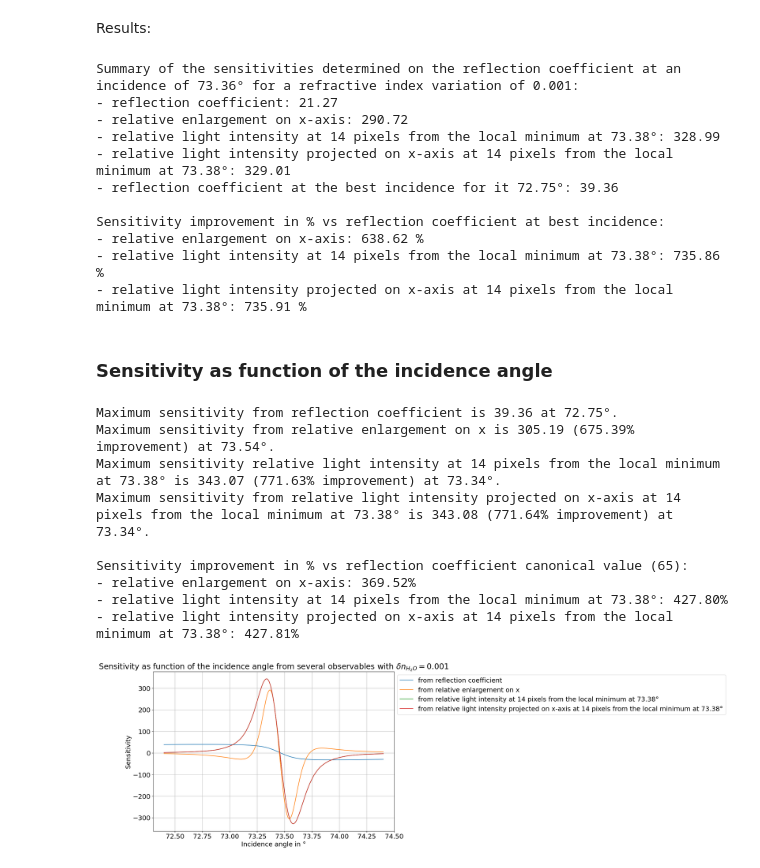
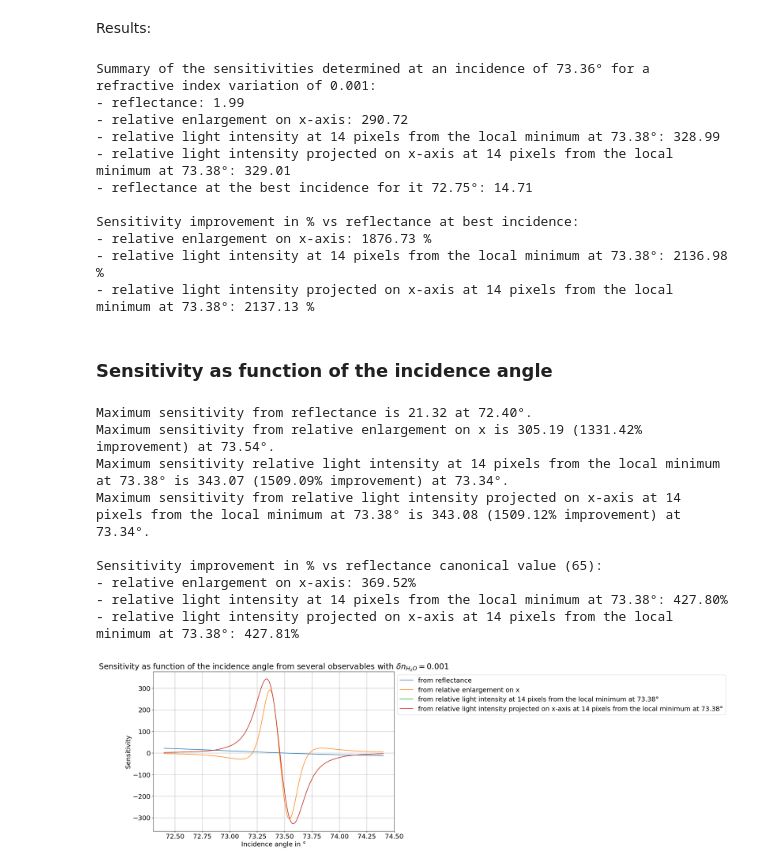
Before and after one commit to Tristan63170/Interferometric_Reflectivity_Dip, a Jupyter notebook: with_water/observable_determination_and_sensitivity_parallel.ipynb, the cells around one changed output. Cells and saved outputs as stored; diff of their text form; code cells hidden in the pictures.

```diff
--- a/with_water/observable_determination_and_sensitivity_parallel.ipynb
+++ b/with_water/observable_determination_and_sensitivity_parallel.ipynb
@@ -301,26 +301,33 @@ for i in range(len(a)):
         cr[i, j] = r
         cr2[i, j] = r2
 
-cr1D = cr[N,:]
-cr21D = cr2[N,:]
+cr1D = np.abs(cr[N,:])**2
+cr21D = np.abs(cr2[N,:])**2
 
 plt.figure(figsize=(12,8))
-plt.plot(a,np.abs(cr1D))
-plt.title(fr"Reflection coefficient module in $k_x$ plane (for a central incidence of {inc}°)")
+plt.plot(a,cr1D)
+plt.title(fr"Reflectance in $k_x$ plane (for a central incidence of {inc}°)")
 plt.xlabel(r"$\alpha$ in $\mathrm{nm}^{-1}$")
-plt.ylabel(fr"Module of the reflection coefficient")
+plt.ylabel(fr"Rflectance")
 plt.grid();
 if SAVE_MODE:
     for file_ext in save_formats:
-        plt.savefig(f"Plots/{file_ext}/observables_sensitivity/reflection_coefficient_base.{file_ext}", bbox_inches="tight")
+        plt.savefig(f"Plots/{file_ext}/observables_sensitivity/R_base.{file_ext}", bbox_inches="tight")
 
 plt.figure(figsize=(12,8))
-plt.plot(a,np.abs(cr21D))
-plt.title(fr"Reflection coefficient module in $k_x$ plane (for a central incidence of {inc}°)")
+plt.plot(a,cr21D)
+plt.title(fr"Reflectance in $k_x$ plane (for a central incidence of {inc}°)")
 plt.xlabel(r"$\alpha$ in $\mathrm{nm}^{-1}$")
-plt.ylabel(fr"Module of the reflection coefficient")
+plt.ylabel(fr"Rflectance")
 plt.grid();
 if SAVE_MODE:
     for file_ext in save_formats:
-        plt.savefig(f"Plots/{file_ext}/observables_sensitivity/reflection_coefficient_variant.{file_ext}", bbox_inches="tight")
+        plt.savefig(f"Plots/{file_ext}/observables_sensitivity/R_variant.{file_ext}", bbox_inches="tight")
+
+plt.figure(figsize=(12,8))
+plt.plot(a,(cr21D-cr1D)/n_variation)
+plt.title(fr"Sensitivity on reflectance (for a central incidence of {inc}°)")
+plt.xlabel(r"$\alpha$ in $\mathrm{nm}^{-1}$")
+plt.ylabel(fr"Sensitivity")
+plt.grid();
 # %% [output]
@@ -426,29 +434,29 @@ S_enlarg = (elarrelatx_2-elarrelatx_1)/(n_variation)
 S_I_rel_min = (I_rel_min_2-I_rel_min_1)/(n_variation)
 S_I_proj_rel_min = (I_proj_rel_min_2-I_proj_rel_min_1)/(n_variation)
 # %%
-print(f"Summary of the sensitivities determined on the reflection coefficient at an incidence of {inc}° for a refractive index variation of {n_variation}:")
-print(f"- reflection coefficient: {S_base:.2f}")
+print(f"Summary of the sensitivities determined at an incidence of {inc}° for a refractive index variation of {n_variation}:")
+print(f"- reflectance: {S_base:.2f}")
 print(f"- relative enlargement on x-axis: {S_enlarg:.2f}")
 print(f"- relative light intensity at {best_index} pixels from the local minimum at 73.38°: {S_I_rel_min:.2f}")
 print(f"- relative light intensity projected on x-axis at {best_index} pixels from the local minimum at 73.38°: {S_I_proj_rel_min:.2f}")
-print(f"- reflection coefficient at the best incidence for it {inc_best}°: {S_base_best:.2f}")
+print(f"- reflectance at the best incidence for it {inc_best}°: {S_base_best:.2f}")
 print("")
-print("Sensitivity improvement in % vs reflection coefficient at best incidence:")
+print("Sensitivity improvement in % vs reflectance at best incidence:")
 print(f"- relative enlargement on x-axis: {abs(S_enlarg/S_base_best)*100-100:.2f} %")
 print(f"- relative light intensity at {best_index} pixels from the local minimum at 73.38°: {abs(S_I_rel_min/S_base_best)*100-100:.2f} %")
 print(f"- relative light intensity projected on x-axis at {best_index} pixels from the local minimum at 73.38°: {abs(S_I_proj_rel_min/S_base_best)*100-100:.2f} %")
 # %% [output]
-Summary of the sensitivities determined on the reflection coefficient at an incidence of 73.36° for a refractive index variation of 0.001:
-- reflection coefficient: 21.27
+Summary of the sensitivities determined at an incidence of 73.36° for a refractive index variation of 0.001:
+- reflectance: 1.99
 - relative enlargement on x-axis: 290.72
 - relative light intensity at 14 pixels from the local minimum at 73.38°: 328.99
 - relative light intensity projected on x-axis at 14 pixels from the local minimum at 73.38°: 329.01
-- reflection coefficient at the best incidence for it 72.75°: 39.36
+- reflectance at the best incidence for it 72.75°: 14.71
 
-Sensitivity improvement in % vs reflection coefficient at best incidence:
-- relative enlargement on x-axis: 638.62 %
-- relative light intensity at 14 pixels from the local minimum at 73.38°: 735.86 %
-- relative light intensity projected on x-axis at 14 pixels from the local minimum at 73.38°: 735.91 %
+Sensitivity improvement in % vs reflectance at best incidence:
+- relative enlargement on x-axis: 1876.73 %
+- relative light intensity at 14 pixels from the local minimum at 73.38°: 2136.98 %
+- relative light intensity projected on x-axis at 14 pixels from the local minimum at 73.38°: 2137.13 %
 # %% [markdown]
 ### Sensitivity as function of the incidence angle
 # %%
@@ -465,9 +473,9 @@ def process_one_inc(inc):
             r2, t2, R2, T2 = PM.coefficient(structure2, wavelength, theta[i, j], 1)
             cr[i, j] = r
             cr2[i, j] = r2
-    cr1D = cr[N, :]
-    cr21D = cr2[N, :]
-    s_base = (np.abs(cr21D)[N] - np.abs(cr1D)[N]) / n_variation
+    cr1D = np.abs(cr[N, :])**2
+    cr21D = np.abs(cr2[N, :])**2
+    s_base = (cr21D[N] - cr1D[N]) / n_variation
 
     # ------- base structure -------
     U1 = my_mod.gauss2D(X, Y, wx, wy, x0, y0, alpha0, beta0)
@@ -552,38 +560,38 @@ for s_base, s_enlarg, s_irel, s_iproj in results:
     S_I_PROJ_REL_MIN.append(s_iproj)
 # %%
 plt.figure(figsize=(12,8))
-plt.plot(inc_range2, S_BASE, label="from reflection coefficient")
+plt.plot(inc_range2, S_BASE, label="from reflectance")
 plt.plot(inc_range2, S_ENLARG, label="from relative enlargement on x")
 plt.plot(inc_range2, S_I_REL_MIN, label=f"from relative light intensity at {best_index} pixels from the local minimum at 73.38°")
 plt.plot(inc_range2, S_I_PROJ_REL_MIN, label=f"from relative light intensity projected on x-axis at {best_index} pixels from the local minimum at 73.38°")
 plt.title(fr"Sensitivity as function of the incidence angle from several observables with $\delta n_{{H_2O}} = ${n_variation}")
 plt.xlabel("Incidence angle in °")
 plt.ylabel("Sensitivity")
 plt.legend(loc="upper left", bbox_to_anchor=(1, 1))
 plt.grid();
 if SAVE_MODE:
     for file_ext in save_formats:
         plt.savefig(f"Plots/{file_ext}/observables_sensitivity/sensitivity.{file_ext}", bbox_inches="tight")
 
-print(f"Maximum sensitivity from reflection coefficient is {np.max(np.abs(S_BASE)):.2f} at {inc_range2[np.argmax(np.abs(S_BASE))]:.2f}°.")
+print(f"Maximum sensitivity from reflectance is {np.max(np.abs(S_BASE)):.2f} at {inc_range2[np.argmax(np.abs(S_BASE))]:.2f}°.")
 print(f"Maximum sensitivity from relative enlargement on x is {np.max(np.abs(S_ENLARG)):.2f} ({(np.max(np.abs(S_ENLARG))/np.max(np.abs(S_BASE))-1)*100:.2f}% improvement) at {inc_range2[np.argmax(np.abs(S_ENLARG))]:.2f}°.")
 print(f"Maximum sensitivity relative light intensity at {best_index} pixels from the local minimum at 73.38° is {np.max(np.abs(S_I_REL_MIN)):.2f} ({(np.max(np.abs(S_I_REL_MIN))/np.max(np.abs(S_BASE))-1)*100:.2f}% improvement) at {inc_range2[np.argmax(np.abs(S_I_REL_MIN))]:.2f}°.")
 print(f"Maximum sensitivity from relative light intensity projected on x-axis at {best_index} pixels from the local minimum at 73.38° is {np.max(np.abs(S_I_PROJ_REL_MIN)):.2f} ({(np.max(np.abs(S_I_PROJ_REL_MIN))/np.max(np.abs(S_BASE))-1)*100:.2f}% improvement) at {inc_range2[np.argmax(np.abs(S_I_PROJ_REL_MIN))]:.2f}°.")
 print()
-print("Sensitivity improvement in % vs reflection coefficient canonical value (65):")
+print("Sensitivity improvement in % vs reflectance canonical value (65):")
 print(f"- relative enlargement on x-axis: {(np.max(np.abs(S_ENLARG))/65-1)*100:.2f}%")
 print(f"- relative light intensity at {best_index} pixels from the local minimum at 73.38°: {(np.max(np.abs(S_I_REL_MIN))/65-1)*100:.2f}%")
 print(f"- relative light intensity projected on x-axis at {best_index} pixels from the local minimum at 73.38°: {(np.max(np.abs(S_I_PROJ_REL_MIN))/65-1)*100:.2f}%")
 # %% [output]
-Maximum sensitivity from reflection coefficient is 39.36 at 72.75°.
-Maximum sensitivity from relative enlargement on x is 305.19 (675.39% improvement) at 73.54°.
-Maximum sensitivity relative light intensity at 14 pixels from the local minimum at 73.38° is 343.07 (771.63% improvement) at 73.34°.
-Maximum sensitivity from relative light intensity projected on x-axis at 14 pixels from the local minimum at 73.38° is 343.08 (771.64% improvement) at 73.34°.
+Maximum sensitivity from reflectance is 21.32 at 72.40°.
+Maximum sensitivity from relative enlargement on x is 305.19 (1331.42% improvement) at 73.54°.
+Maximum sensitivity relative light intensity at 14 pixels from the local minimum at 73.38° is 343.07 (1509.09% improvement) at 73.34°.
+Maximum sensitivity from relative light intensity projected on x-axis at 14 pixels from the local minimum at 73.38° is 343.08 (1509.12% improvement) at 73.34°.
 
-Sensitivity improvement in % vs reflection coefficient canonical value (65):
+Sensitivity improvement in % vs reflectance canonical value (65):
 - relative enlargement on x-axis: 369.52%
 - relative light intensity at 14 pixels from the local minimum at 73.38°: 427.80%
 - relative light intensity projected on x-axis at 14 pixels from the local minimum at 73.38°: 427.81%
-[figure, old version]
+[figure, new version]
 # %%
 plt.figure(figsize=(12,8))
```
Also changed, not shown: parts of 13 cells of this notebook, 3 other files.
